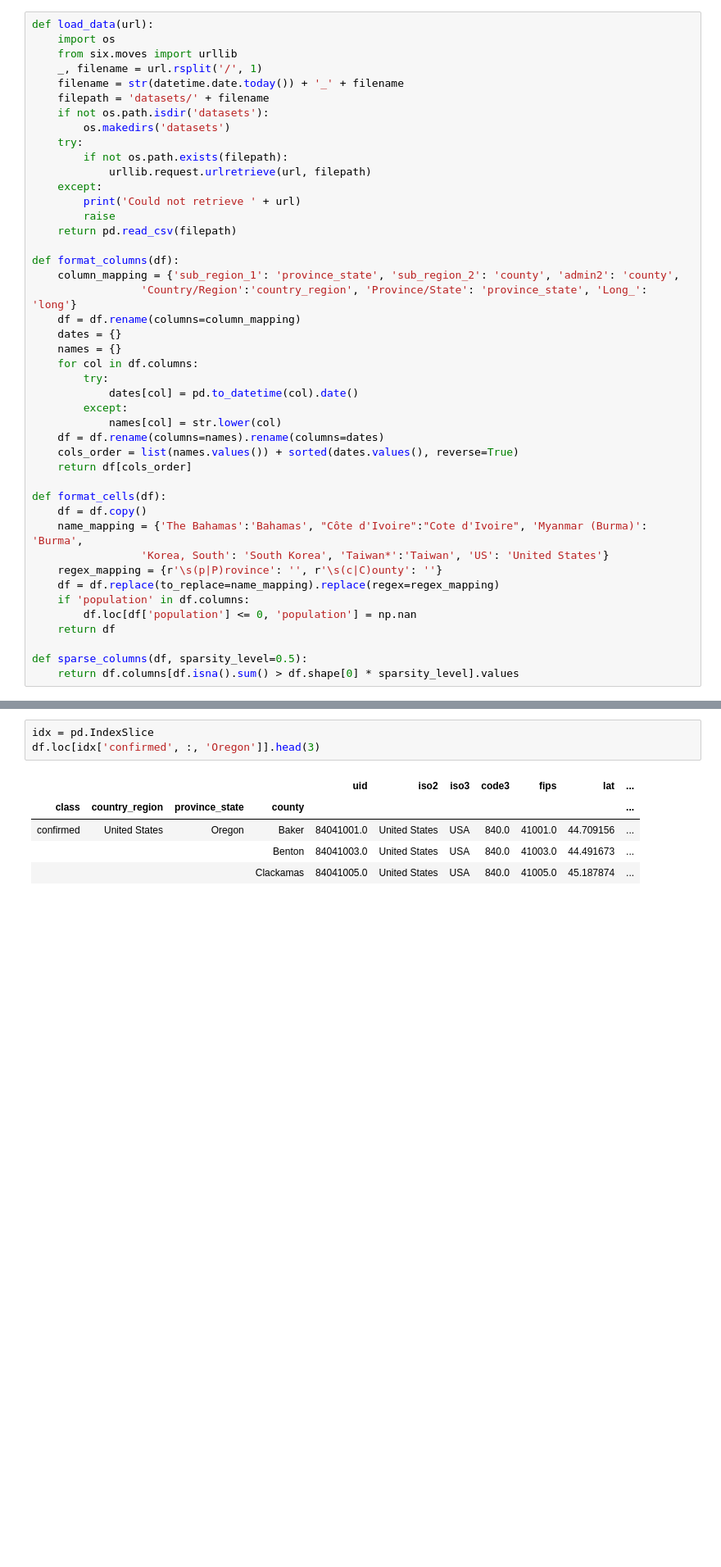
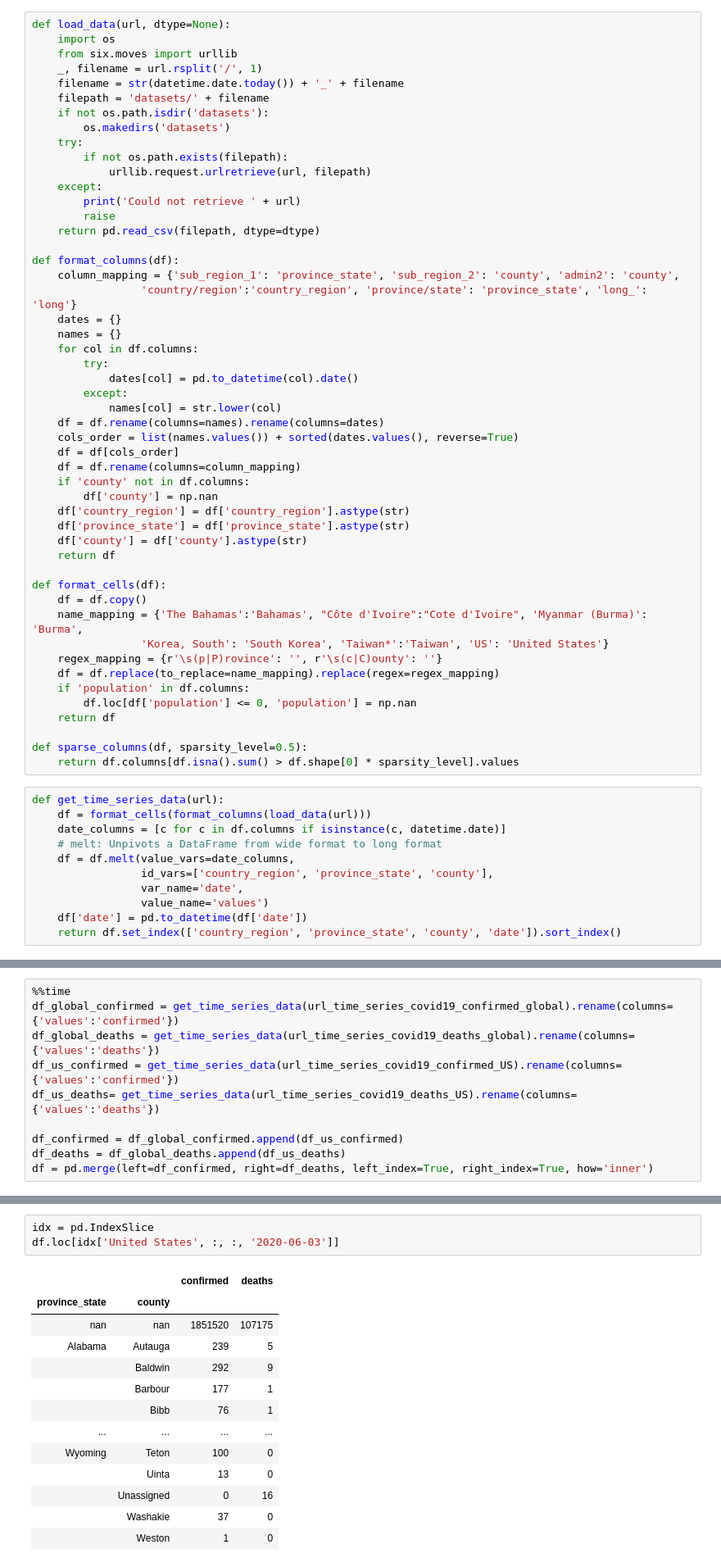
Before and after one commit to abtinkd/covid19, a Jupyter notebook: data-exploration.ipynb, the cells around one changed output, grey strips where cells are left out. Shown at 82% size. Drawn from its saved outputs; the diff is of its cells as text; blank space fills up the shorter version.

```diff
--- a/data-exploration.ipynb
+++ b/data-exploration.ipynb
@@ -37,7 +38,7 @@ url_google_mobility_report = 'https://www.gstatic.com/covid19/mobility/Global_Mo
 # %% [markdown]
 # functions <a class='anchor' id='functions'></a>
 # %%
-def load_data(url):
+def load_data(url, dtype=None):
     import os
     from six.moves import urllib
     _, filename = url.rsplit('/', 1)
@@ -51,12 +52,11 @@ def load_data(url):
     except:
         print('Could not retrieve ' + url)
         raise
-    return pd.read_csv(filepath)
+    return pd.read_csv(filepath, dtype=dtype)
 
 def format_columns(df):
     column_mapping = {'sub_region_1': 'province_state', 'sub_region_2': 'county', 'admin2': 'county',
-                 'Country/Region':'country_region', 'Province/State': 'province_state', 'Long_': 'long'}
-    df = df.rename(columns=column_mapping)
+                 'country/region':'country_region', 'province/state': 'province_state', 'long_': 'long'}
     dates = {}
     names = {}
     for col in df.columns:
@@ -66,7 +66,14 @@ def format_columns(df):
             names[col] = str.lower(col)
     df = df.rename(columns=names).rename(columns=dates)
     cols_order = list(names.values()) + sorted(dates.values(), reverse=True)
-    return df[cols_order]
+    df = df[cols_order]
+    df = df.rename(columns=column_mapping)
+    if 'county' not in df.columns:
+        df['county'] = np.nan
+    df['country_region'] = df['country_region'].astype(str)
+    df['province_state'] = df['province_state'].astype(str)
+    df['county'] = df['county'].astype(str)
+    return df
 
 def format_cells(df):
     df = df.copy()
@@ -80,6 +87,17 @@ def format_cells(df):
 
 def sparse_columns(df, sparsity_level=0.5):
     return df.columns[df.isna().sum() > df.shape[0] * sparsity_level].values
+# %%
+def get_time_series_data(url):
+    df = format_cells(format_columns(load_data(url)))
+    date_columns = [c for c in df.columns if isinstance(c, datetime.date)]
+    # melt: Unpivots a DataFrame from wide format to long format
+    df = df.melt(value_vars=date_columns,
+                 id_vars=['country_region', 'province_state', 'county'],
+                 var_name='date',
+                 value_name='values')
+    df['date'] = pd.to_datetime(df['date'])
+    return df.set_index(['country_region', 'province_state', 'county', 'date']).sort_index()
 # %%
 def get_google_mobility_data(url):
     df_mobility = load_data(url)
@@ -191,0 +130,10 @@ df = df.reset_index().set_index(['class', 'country_region', 'province_state', 'c
+# %%
+%%time
+df_global_confirmed = get_time_series_data(url_time_series_covid19_confirmed_global).rename(columns={'values':'confirmed'})
+df_global_deaths = get_time_series_data(url_time_series_covid19_deaths_global).rename(columns={'values':'deaths'})
+df_us_confirmed = get_time_series_data(url_time_series_covid19_confirmed_US).rename(columns={'values':'confirmed'})
+df_us_deaths= get_time_series_data(url_time_series_covid19_deaths_US).rename(columns={'values':'deaths'})
+
+df_confirmed = df_global_confirmed.append(df_us_confirmed)
+df_deaths = df_global_deaths.append(df_us_deaths)
+df = pd.merge(left=df_confirmed, right=df_deaths, left_index=True, right_index=True, how='inner')
@@ -192,9 +142,17 @@ df = df.reset_index().set_index(['class', 'country_region', 'province_state', 'c
 # %%
 idx = pd.IndexSlice
-df.loc[idx['confirmed', :, 'Oregon']].head(3)
+df.loc[idx['United States', :, :, '2020-06-03']]
 # %% [output]
-|  |  |  |  | uid | iso2 | iso3 | code3 | fips | lat | ... |
-| class | country_region | province_state | county |  |  |  |  |  |  | ... |
-| confirmed | United States | Oregon | Baker | 84041001.0 | United States | USA | 840.0 | 41001.0 | 44.709156 | ... |
-|  |  |  | Benton | 84041003.0 | United States | USA | 840.0 | 41003.0 | 44.491673 | ... |
-|  |  |  | Clackamas | 84041005.0 | United States | USA | 840.0 | 41005.0 | 45.187874 | ... |
+|  |  | confirmed | deaths |
+| province_state | county |  |  |
+| nan | nan | 1851520 | 107175 |
+| Alabama | Autauga | 239 | 5 |
+|  | Baldwin | 292 | 9 |
+|  | Barbour | 177 | 1 |
+|  | Bibb | 76 | 1 |
+| ... | ... | ... | ... |
+| Wyoming | Teton | 100 | 0 |
+|  | Uinta | 13 | 0 |
+|  | Unassigned | 0 | 16 |
+|  | Washakie | 37 | 0 |
+|  | Weston | 1 | 0 |
```
Also changed, not shown: parts of 41 cells of this notebook.
